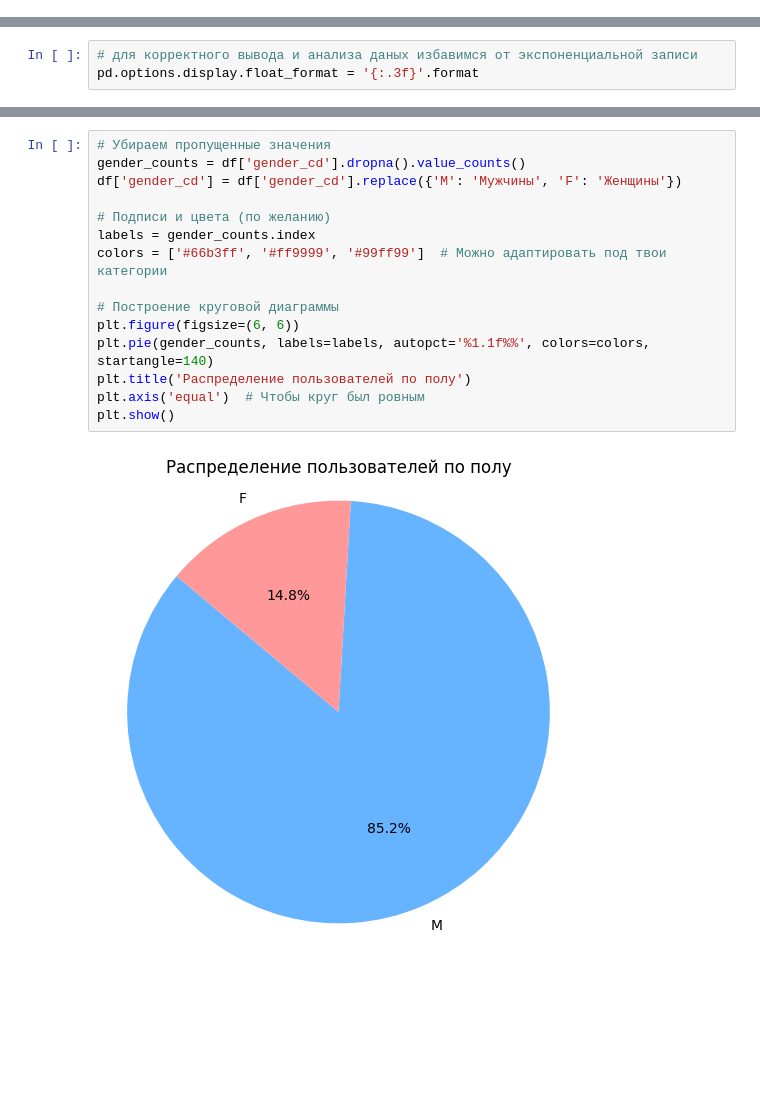
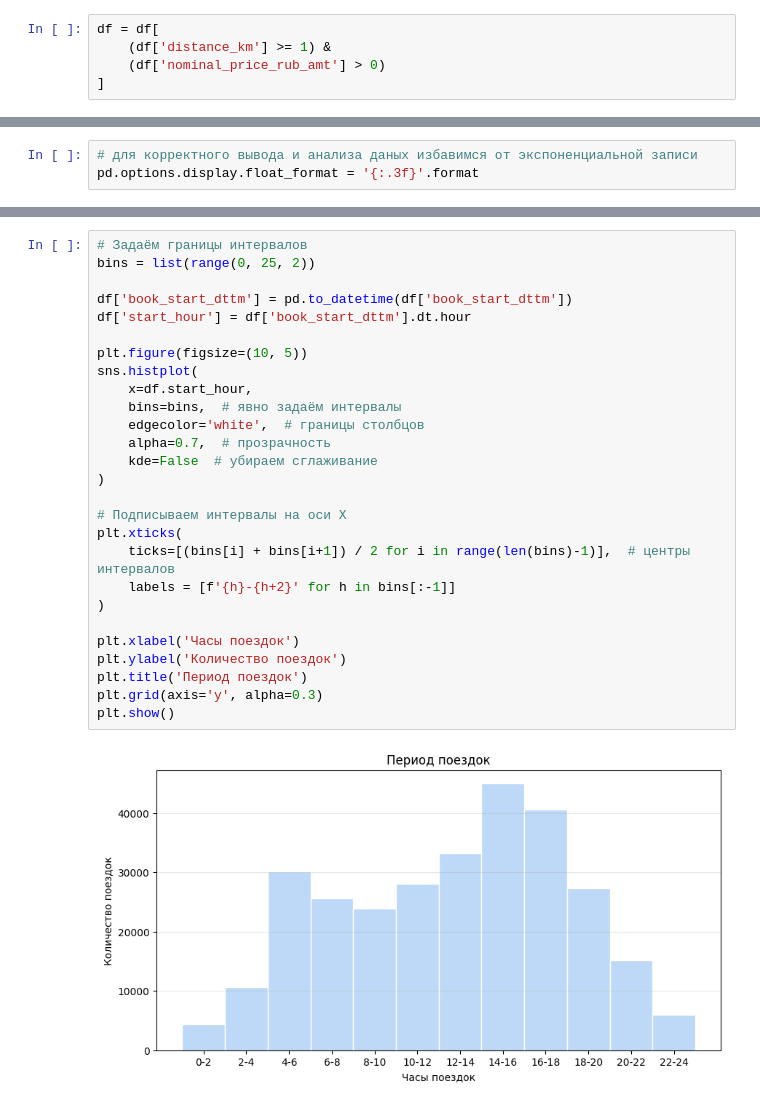
Before and after one commit to lidaEYE/eda-kicksharing-2024, a Jupyter notebook: tb-analysis-2025.ipynb, the cells around one changed output, grey strips where cells are left out. Cells and saved outputs as stored; diff of their text form; blank space fills up the shorter version.

```diff
--- a/tb-analysis-2025.ipynb
+++ b/tb-analysis-2025.ipynb
@@ -62,0 +63,5 @@ df.describe()
+# %%
+df = df[
+    (df['distance_km'] >= 1) &
+    (df['nominal_price_rub_amt'] > 0)
+]
@@ -127,17 +167,29 @@ plt.show()
 # %%
-# Убираем пропущенные значения
-gender_counts = df['gender_cd'].dropna().value_counts()
-df['gender_cd'] = df['gender_cd'].replace({'M': 'Мужчины', 'F': 'Женщины'})
+# Задаём границы интервалов
+bins = list(range(0, 25, 2))
 
-# Подписи и цвета (по желанию)
-labels = gender_counts.index
-colors = ['#66b3ff', '#ff9999', '#99ff99']  # Можно адаптировать под твои категории
+df['book_start_dttm'] = pd.to_datetime(df['book_start_dttm'])
+df['start_hour'] = df['book_start_dttm'].dt.hour
 
-# Построение круговой диаграммы
-plt.figure(figsize=(6, 6))
-plt.pie(gender_counts, labels=labels, autopct='%1.1f%%', colors=colors, startangle=140)
-plt.title('Распределение пользователей по полу')
-plt.axis('equal')  # Чтобы круг был ровным
+plt.figure(figsize=(10, 5))
+sns.histplot(
+    x=df.start_hour,
+    bins=bins,  # явно задаём интервалы
+    edgecolor='white',  # границы столбцов
+    alpha=0.7,  # прозрачность
+    kde=False  # убираем сглаживание
+)
+
+# Подписываем интервалы на оси X
+plt.xticks(
+    ticks=[(bins[i] + bins[i+1]) / 2 for i in range(len(bins)-1)],  # центры интервалов
+    labels = [f'{h}-{h+2}' for h in bins[:-1]]
+)
+
+plt.xlabel('Часы поездок')
+plt.ylabel('Количество поездок')
+plt.title('Период поездок')
+plt.grid(axis='y', alpha=0.3)
 plt.show()
 # %% [output]
-[figure, old version]
+[figure, new version]
```
Also changed, not shown: parts of 15 cells of this notebook, 1 other file.
